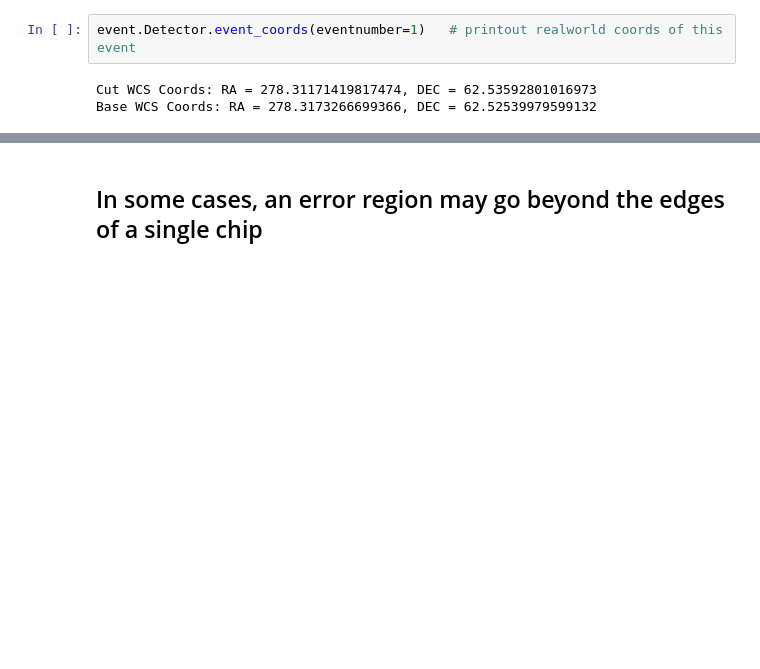
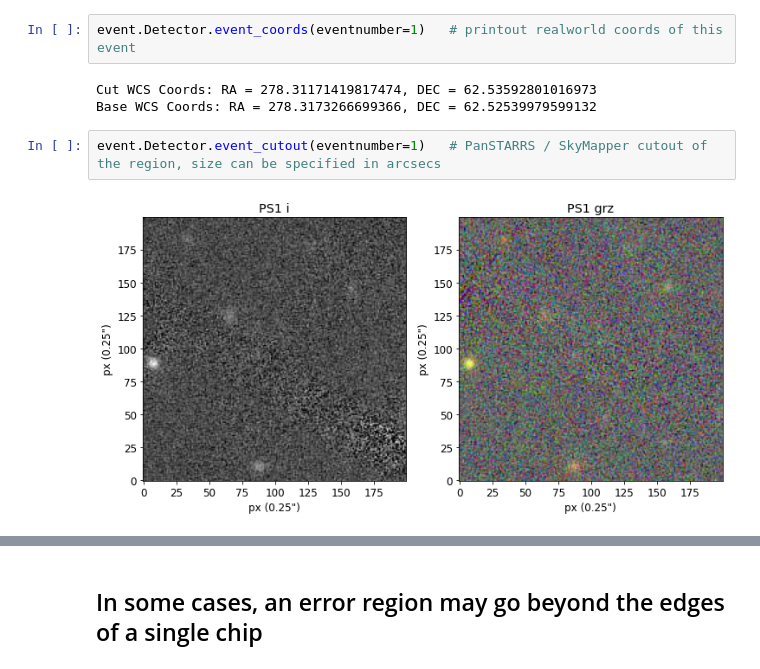
Before and after one commit to rhoxu/TessTransient, a Jupyter notebook: example.ipynb, the cells around one changed output, grey strips where cells are left out. Saved outputs shown, nothing was run; the diff lists cells and outputs as text; blank space fills up the shorter version.

```diff
--- a/example.ipynb
+++ b/example.ipynb
@@ -77,3 +78,7 @@ event.Detector.event_coords(eventnumber=1)   # printout realworld coords of this
 # %% [output]
 Cut WCS Coords: RA = 278.31171419817474, DEC = 62.53592801016973
 Base WCS Coords: RA = 278.3173266699366, DEC = 62.52539979599132
+# %%
+event.Detector.event_cutout(eventnumber=1)   # PanSTARRS / SkyMapper cutout of the region, size can be specified in arcsecs
+# %% [output]
+[figure, added]
```
Also changed, not shown: parts of 3 cells of this notebook.
